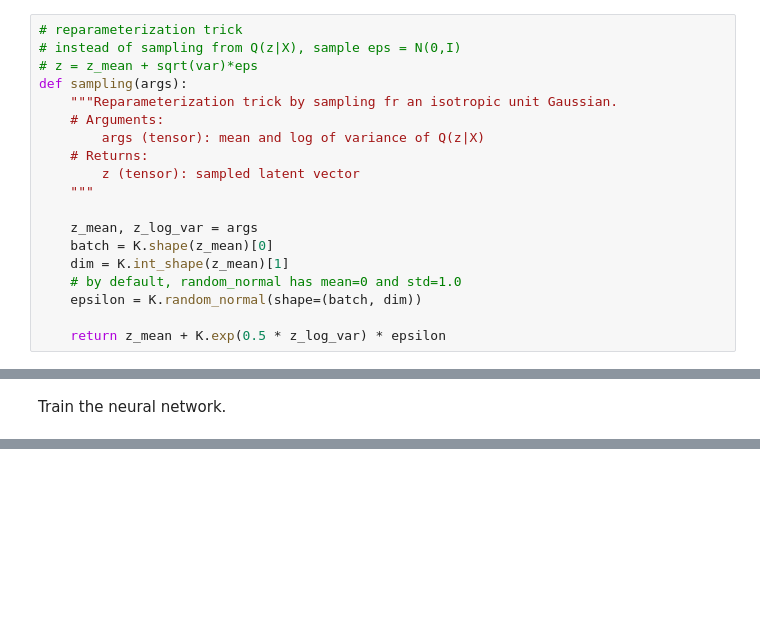
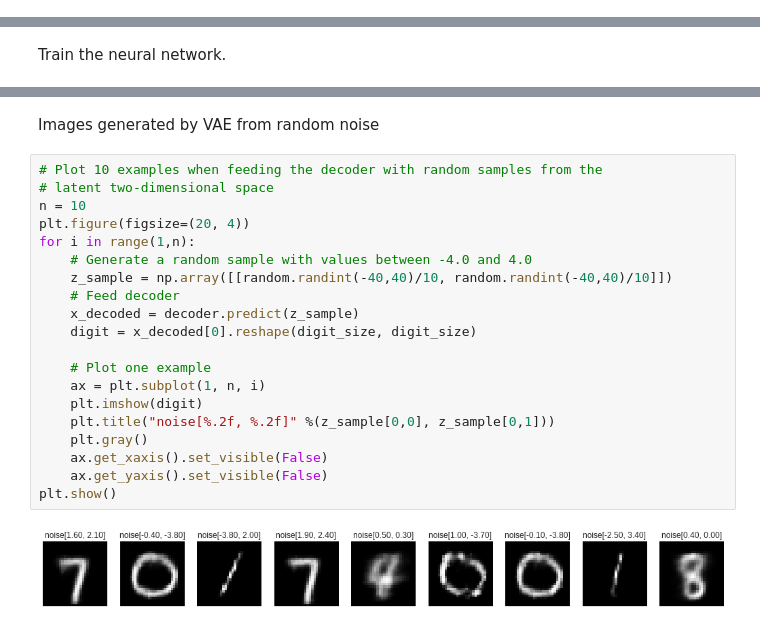
Before and after one commit to telecombcn-dl/2018-dlai-team2, a Jupyter notebook: variational_autoencoder.ipynb, the cells around one changed output, grey strips where cells are left out. Drawn from its saved outputs; the diff is of its cells as text; blank space fills up the shorter version.

```diff
--- a/variational_autoencoder.ipynb
+++ b/variational_autoencoder.ipynb
@@ -29,19 +22,0 @@ Define a reparameterization method.
-# %%
-# reparameterization trick
-# instead of sampling from Q(z|X), sample eps = N(0,I)
-# z = z_mean + sqrt(var)*eps
-def sampling(args):
-    """Reparameterization trick by sampling fr an isotropic unit Gaussian.
-    # Arguments:
-        args (tensor): mean and log of variance of Q(z|X)
-    # Returns:
-        z (tensor): sampled latent vector
-    """
-
-    z_mean, z_log_var = args
-    batch = K.shape(z_mean)[0]
-    dim = K.int_shape(z_mean)[1]
-    # by default, random_normal has mean=0 and std=1.0
-    epsilon = K.random_normal(shape=(batch, dim))
-
-    return z_mean + K.exp(0.5 * z_log_var) * epsilon
@@ -257,0 +212,24 @@ plot_results(models, data, batch_size=batch_size, model_name="vae_mlp")
+# %% [markdown]
+Images generated by VAE from random noise
+# %%
+# Plot 10 examples when feeding the decoder with random samples from the
+# latent two-dimensional space
+n = 10
+plt.figure(figsize=(20, 4))
+for i in range(1,n):
+    # Generate a random sample with values between -4.0 and 4.0
+    z_sample = np.array([[random.randint(-40,40)/10, random.randint(-40,40)/10]])
+    # Feed decoder
+    x_decoded = decoder.predict(z_sample)
+    digit = x_decoded[0].reshape(digit_size, digit_size)
+
+    # Plot one example
+    ax = plt.subplot(1, n, i)
+    plt.imshow(digit)
+    plt.title("noise[%.2f, %.2f]" %(z_sample[0,0], z_sample[0,1]))
+    plt.gray()
+    ax.get_xaxis().set_visible(False)
+    ax.get_yaxis().set_visible(False)
+plt.show()
+# %% [output]
+[figure, added]
```
Also changed, not shown: parts of 17 cells of this notebook.
